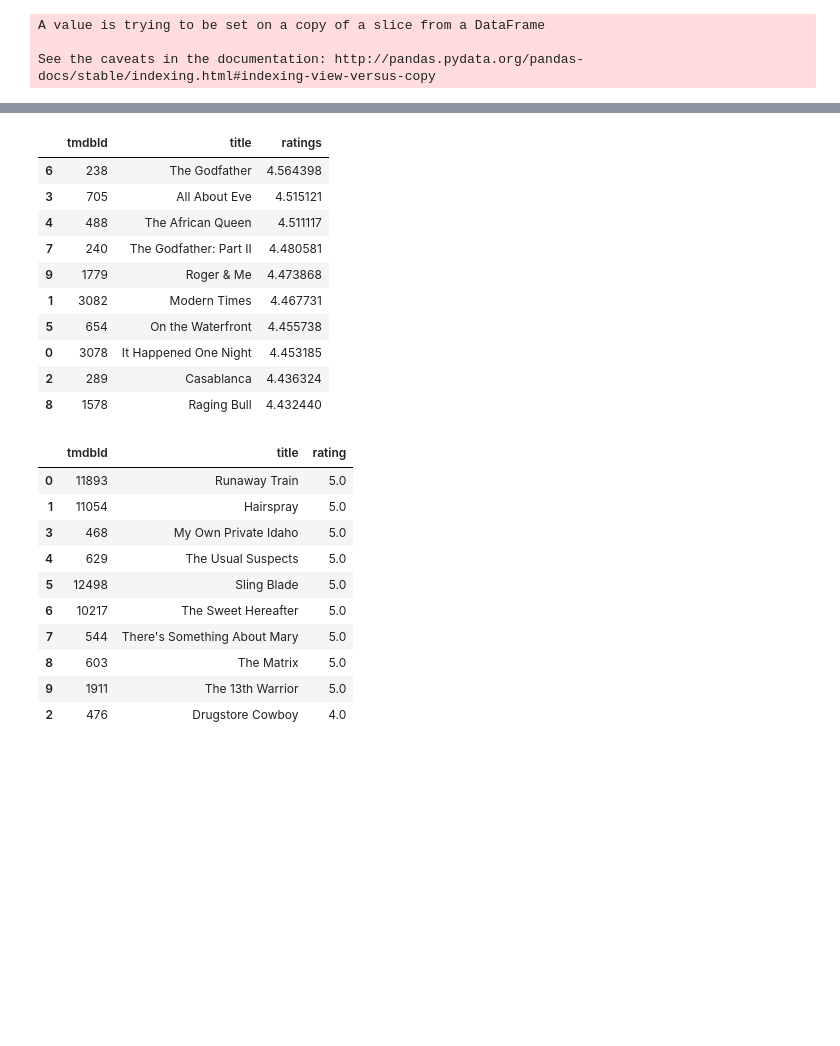
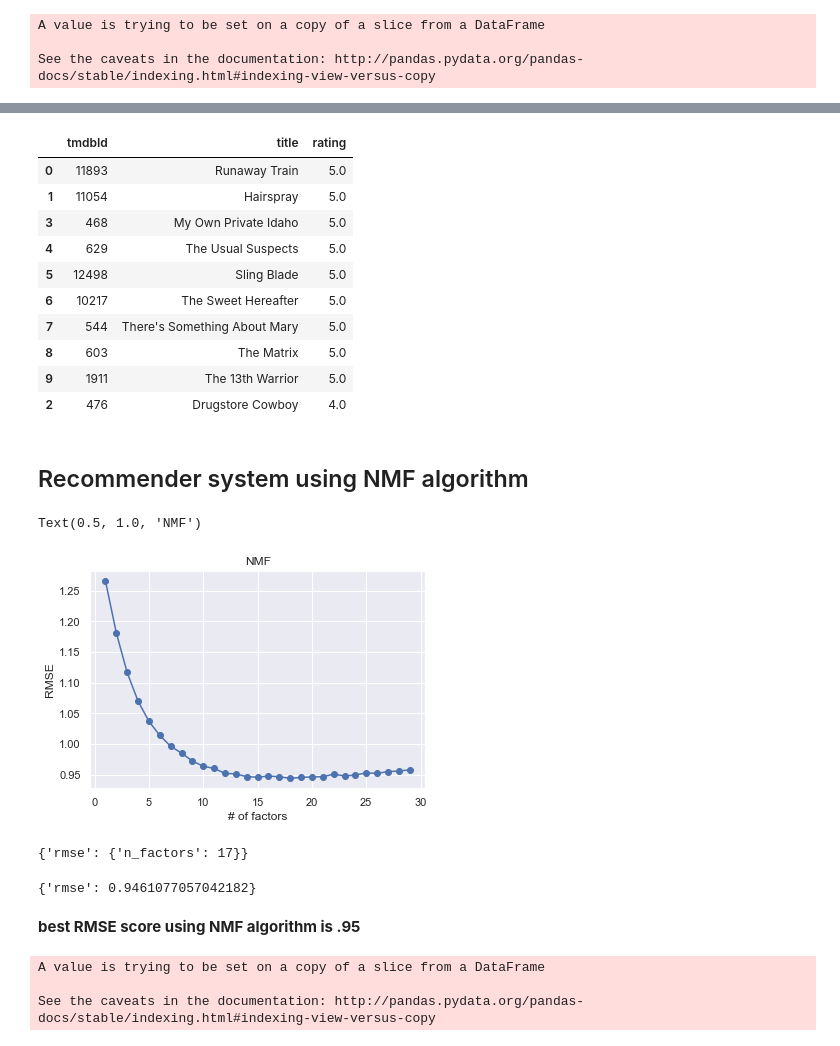
Before and after one commit to amir2520/Springboard, a Jupyter notebook: Capstone Project 1/Recommnder System.ipynb, the cells around one changed output, grey strips where cells are left out. Cells and saved outputs as stored; diff of their text form; code cells hidden in the pictures; blank space fills up the shorter version.

Commit message:
recomm sys 2nd submit

```diff
--- a/Capstone Project 1/Recommnder System.ipynb
+++ b/Capstone Project 1/Recommnder System.ipynb
@@ -118,30 +141,17 @@ See the caveats in the documentation: http://pandas.pydata.org/pandas-docs/stabl
 # %%
-# top predicted ratings for the user
-sugg
+# top 10 ratings, given by the user with user_id 10
+hist
 # %% [output]
-|  | tmdbId | title | ratings |
-| 6 | 238 | The Godfather | 4.564398 |
-| 3 | 705 | All About Eve | 4.515121 |
-| 4 | 488 | The African Queen | 4.511117 |
-| 7 | 240 | The Godfather: Part II | 4.480581 |
-| 9 | 1779 | Roger & Me | 4.473868 |
-| 1 | 3082 | Modern Times | 4.467731 |
-| 5 | 654 | On the Waterfront | 4.455738 |
-| 0 | 3078 | It Happened One Night | 4.453185 |
-| 2 | 289 | Casablanca | 4.436324 |
-| 8 | 1578 | Raging Bull | 4.432440 |
+|  | tmdbId | title | rating |
+| 0 | 11893 | Runaway Train | 5.0 |
+| 1 | 11054 | Hairspray | 5.0 |
+| 3 | 468 | My Own Private Idaho | 5.0 |
+| 4 | 629 | The Usual Suspects | 5.0 |
+| 5 | 12498 | Sling Blade | 5.0 |
+| 6 | 10217 | The Sweet Hereafter | 5.0 |
+| 7 | 544 | There's Something About Mary | 5.0 |
+| 8 | 603 | The Matrix | 5.0 |
+| 9 | 1911 | The 13th Warrior | 5.0 |
+| 2 | 476 | Drugstore Cowboy | 4.0 |
-# %%
-# top ratings given by the user
-hist
-# %% [output]
-|  | tmdbId | title | rating |
-| 0 | 11893 | Runaway Train | 5.0 |
-| 1 | 11054 | Hairspray | 5.0 |
-| 3 | 468 | My Own Private Idaho | 5.0 |
-| 4 | 629 | The Usual Suspects | 5.0 |
-| 5 | 12498 | Sling Blade | 5.0 |
-| 6 | 10217 | The Sweet Hereafter | 5.0 |
-| 7 | 544 | There's Something About Mary | 5.0 |
-| 8 | 603 | The Matrix | 5.0 |
-| 9 | 1911 | The 13th Warrior | 5.0 |
-| 2 | 476 | Drugstore Cowboy | 4.0 |
+# %% [markdown]
+## Recommender system using NMF algorithm
@@ -147,0 +160,16 @@ hist
+# %%
+factor = range(1, 30)
+scores2=[]
+for i in factor:
+    model = NMF(n_factors = i)
+    score_cv = cross_validate(model, data, measures=['rmse'], cv=5)
+    score = score_cv['test_rmse'].mean()
+    scores2.append(score)
+# %%
+plt.plot(factor, scores2, marker='o')
+plt.xlabel('# of factors')
+plt.ylabel('RMSE')
+plt.title('NMF')
+# %% [output]
+Text(0.5, 1.0, 'NMF')
+[figure, added]
@@ -147,0 +181,10 @@ hist
+# %%
+gs2.best_params
+# %% [output]
+{'rmse': {'n_factors': 17}}
+# %%
+gs2.best_score
+# %% [output]
+{'rmse': 0.9461077057042182}
+# %% [markdown]
+**best RMSE score using NMF algorithm is .95**
@@ -147,0 +195,6 @@ hist
+# %%
+sugg_nmf, hist = top_recomm(nmf_pred, 10, ratings, meta, n_top = 10 )
+# %% [output]
+A value is trying to be set on a copy of a slice from a DataFrame
+
+See the caveats in the documentation: http://pandas.pydata.org/pandas-docs/stable/indexing.html#indexing-view-versus-copy
```
Also changed, not shown: parts of 13 cells of this notebook.
